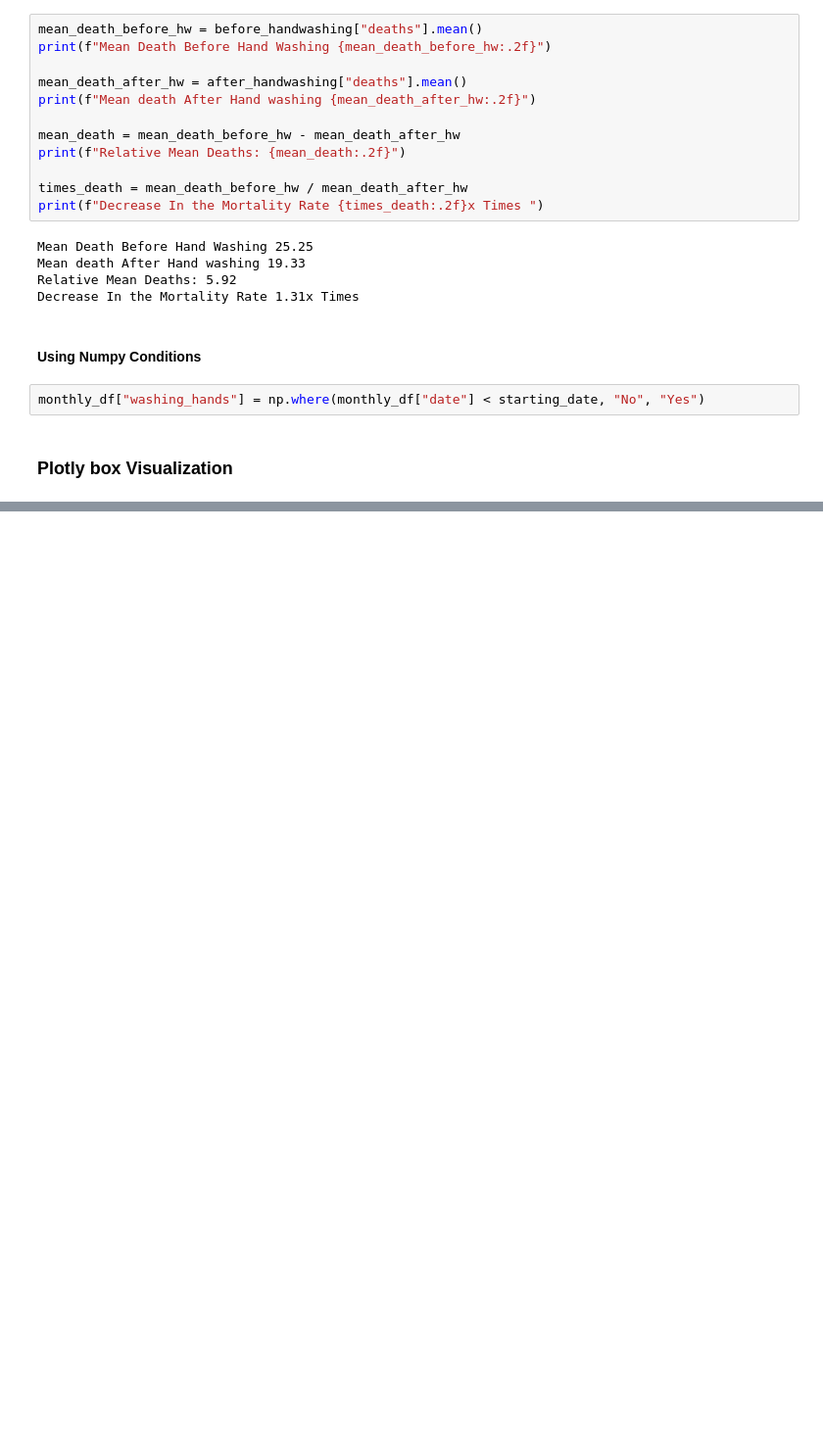
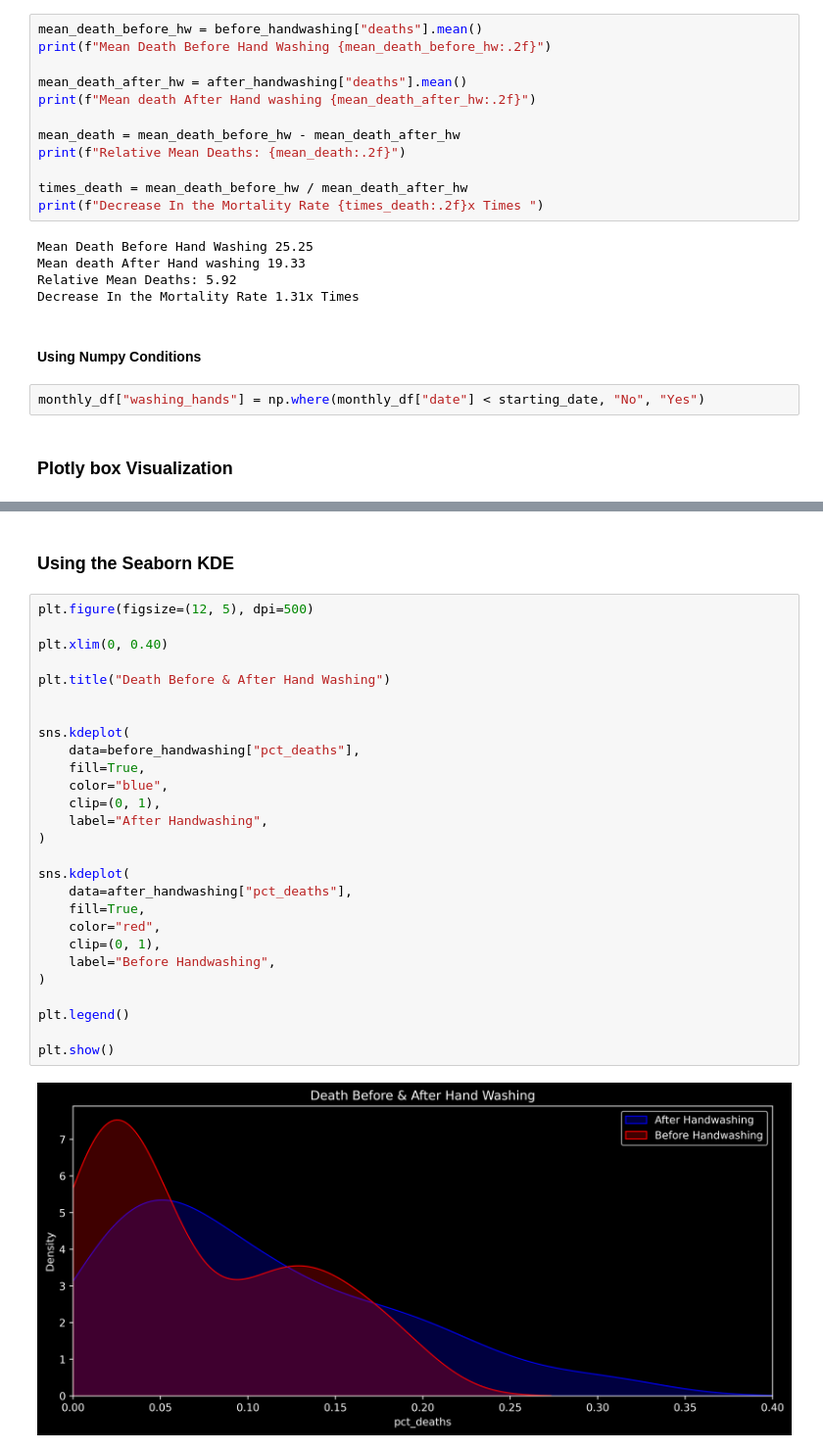
Before and after one commit to ahmedyar7/Data-Science-n-Visualization-Projects, a Jupyter notebook: Effect of Handwashing/main.ipynb, the cells around one changed output, grey strips where cells are left out. Shown at 98% size. Saved outputs shown, nothing was run; the diff lists cells and outputs as text; blank space fills up the shorter version.

Commit message:
Making the Final Visualization

```diff
--- a/Effect of Handwashing/main.ipynb
+++ b/Effect of Handwashing/main.ipynb
@@ -340,0 +369,31 @@ box.show()
+# %% [markdown]
+### Using the Seaborn KDE
+# %%
+plt.figure(figsize=(12, 5), dpi=500)
+
+plt.xlim(0, 0.40)
+
+plt.title("Death Before & After Hand Washing")
+
+
+sns.kdeplot(
+    data=before_handwashing["pct_deaths"],
+    fill=True,
+    color="blue",
+    clip=(0, 1),
+    label="After Handwashing",
+)
+
+sns.kdeplot(
+    data=after_handwashing["pct_deaths"],
+    fill=True,
+    color="red",
+    clip=(0, 1),
+    label="Before Handwashing",
+)
+
+plt.legend()
+
+plt.show()
+# %% [output]
+[figure, added]
```
Also changed, not shown: parts of 5 cells of this notebook.
